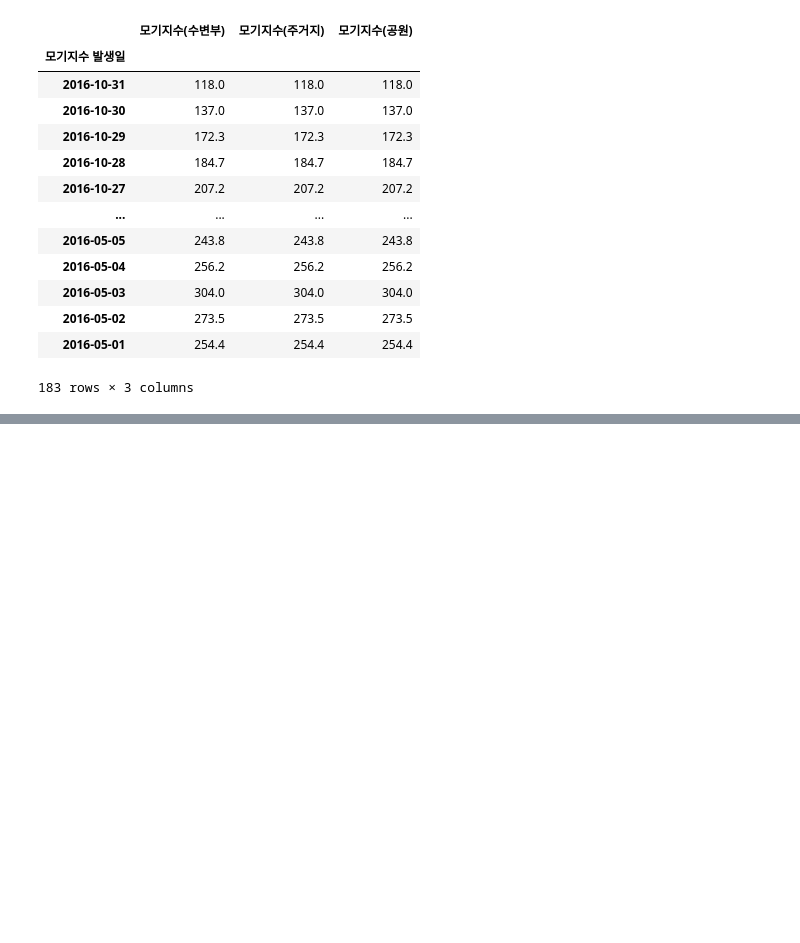
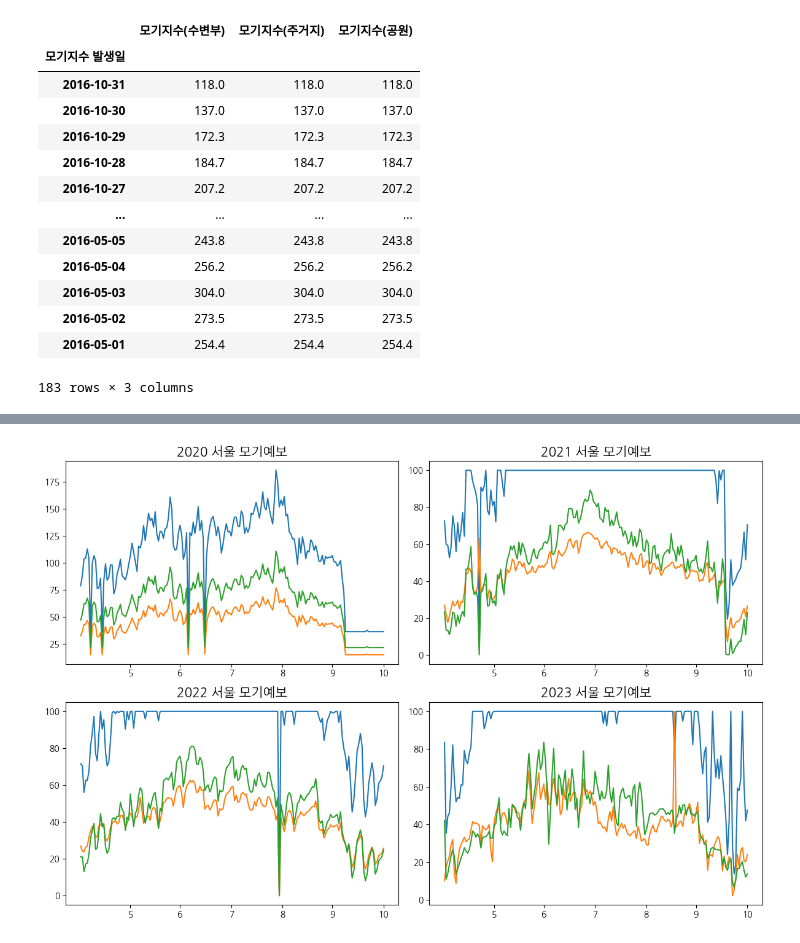
Before and after one commit to matdongsan5/Project, a Jupyter notebook: PublicData_이정욱/main.ipynb, the cells around one changed output, grey strips where cells are left out. Cells and saved outputs as stored; diff of their text form; code cells hidden in the pictures; blank space fills up the shorter version.

```diff
--- a/PublicData_이정욱/main.ipynb
+++ b/PublicData_이정욱/main.ipynb
@@ -618,3 +631,33 @@ plt.show()
+# %%
+# 16 ~ 24
+fig, ax = plt.subplots(2,2, figsize=(12,8))
+
+
+data1 = sm_year(2020)
+data2 = sm_year(2021)
+data3 = sm_year(2022)
+data4 = sm_year(2023)
+
+ax[0,0].plot(sm_year(2020).index, data1)
+ax[0,0].set_title('2020 서울 모기예보', fontdict={'fontsize':15} )
+ax[0,0].set_xticks(sm_year(2020).resample('M').last().index, labels= sm_year(2020).resample('M').last().index.month)
+
+ax[0,1].plot(sm_year(2021).index, data2)
+ax[0,1].set_title('2021 서울 모기예보', fontdict={'fontsize':15} )
+ax[0,1].set_xticks(sm_year(2021).resample('M').last().index, labels= sm_year(2021).resample('M').last().index.month)
+
+ax[1,0].plot(sm_year(2022).index, data3)
+ax[1,0].set_title('2022 서울 모기예보', fontdict={'fontsize':15} )
+ax[1,0].set_xticks(sm_year(2022).resample('M').last().index, labels= sm_year(2022).resample('M').last().index.month)
+
+ax[1,1].plot(sm_year(2023).index, data4)
+ax[1,1].set_title('2023 서울 모기예보', fontdict={'fontsize':15} )
+ax[1,1].set_xticks(sm_year(2023).resample('M').last().index, labels= sm_year(2023).resample('M').last().index.month)
+
+plt.tight_layout()
+plt.show()
+# %% [output]
+[figure, added]
 # %%
 # 16 ~ 24
 fig, ax = plt.subplots(2,2, figsize=(12,8))
```
Also changed, not shown: parts of 6 cells of this notebook.
